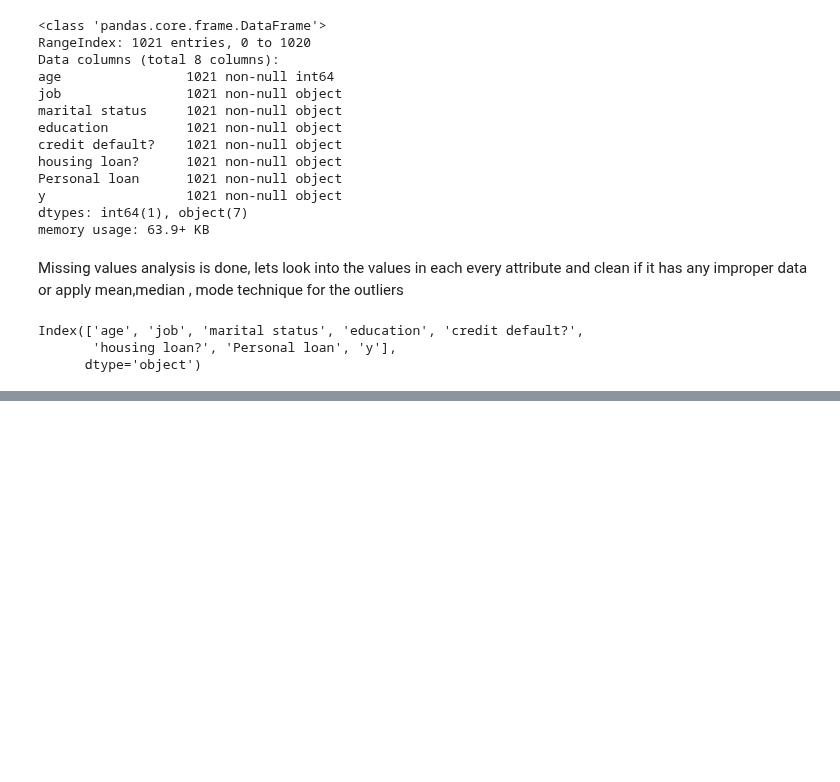
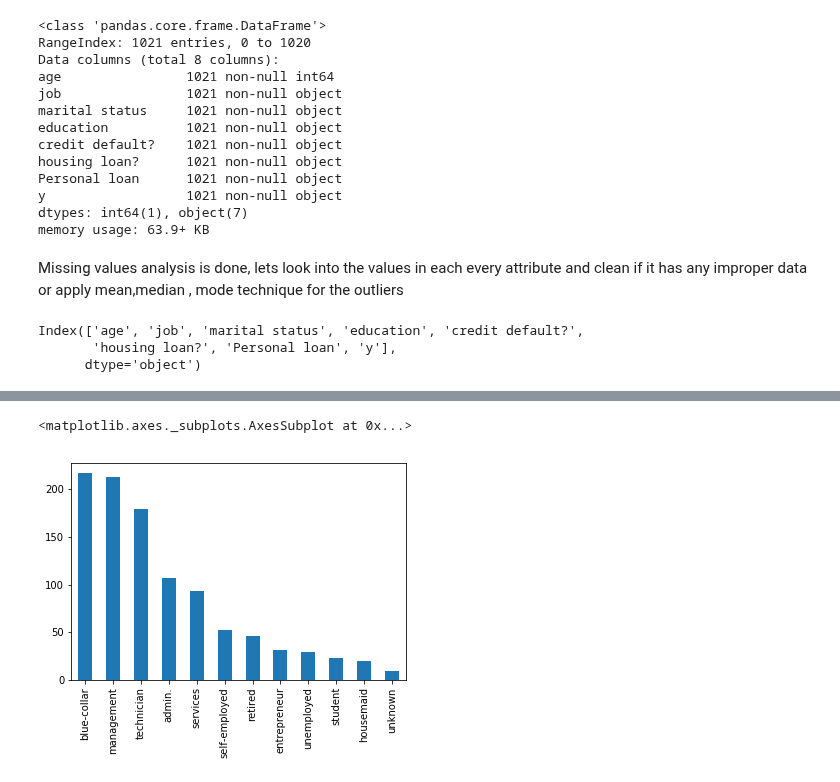
Before and after one commit to lokeshkumarn/Notebooks, a Jupyter notebook: BankTermDeposit.ipynb, the cells around one changed output, grey strips where cells are left out. Drawn from its saved outputs; the diff is of its cells as text; code cells hidden in the pictures; blank space fills up the shorter version.

```diff
--- a/BankTermDeposit.ipynb
+++ b/BankTermDeposit.ipynb
@@ -770,0 +762,5 @@ Name: age, dtype: int64
+# %%
+data['job'].value_counts().plot(kind='bar')
+# %% [output]
+<matplotlib.axes._subplots.AxesSubplot at 0x...>
+[figure, added]
```
Also changed, not shown: parts of 10 cells of this notebook.
